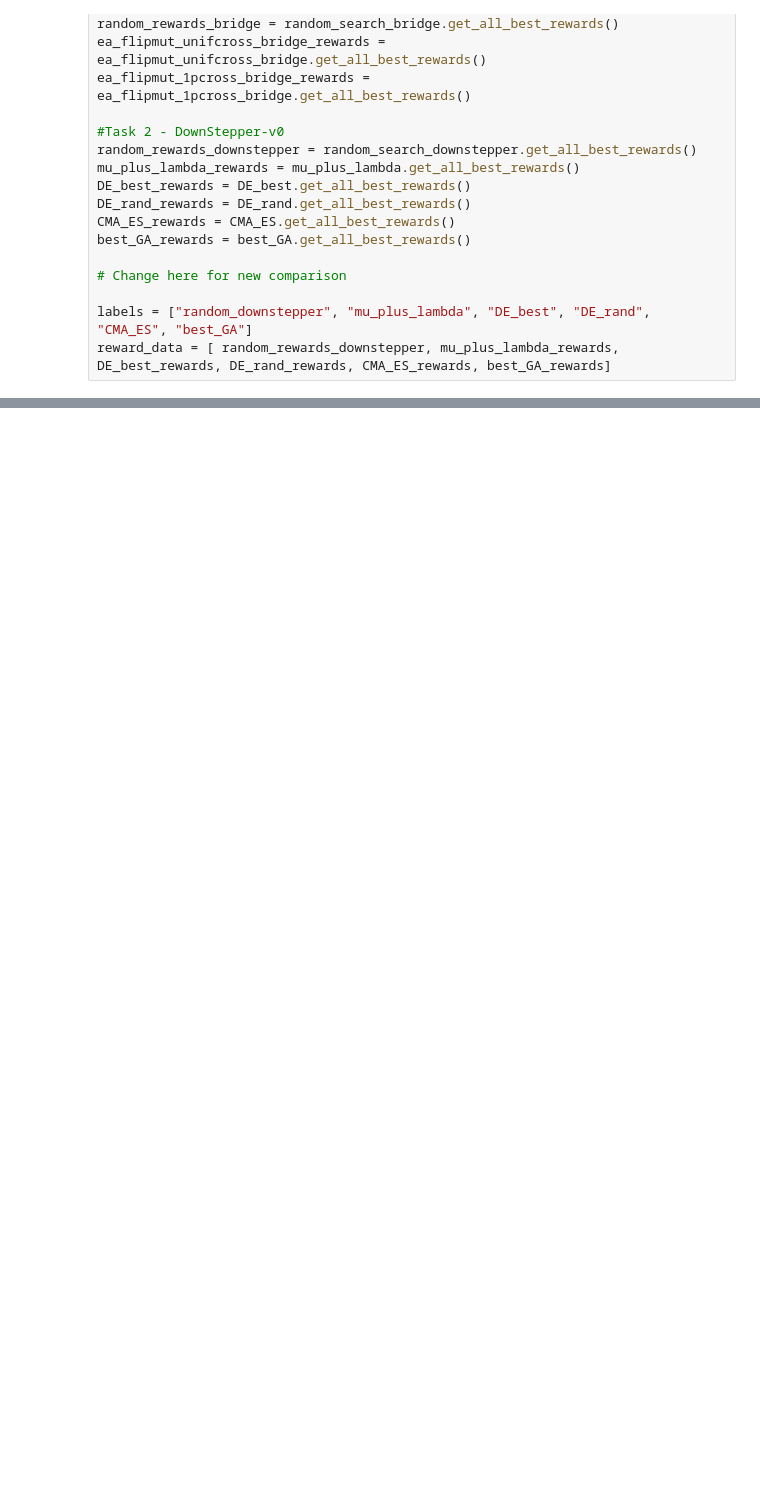
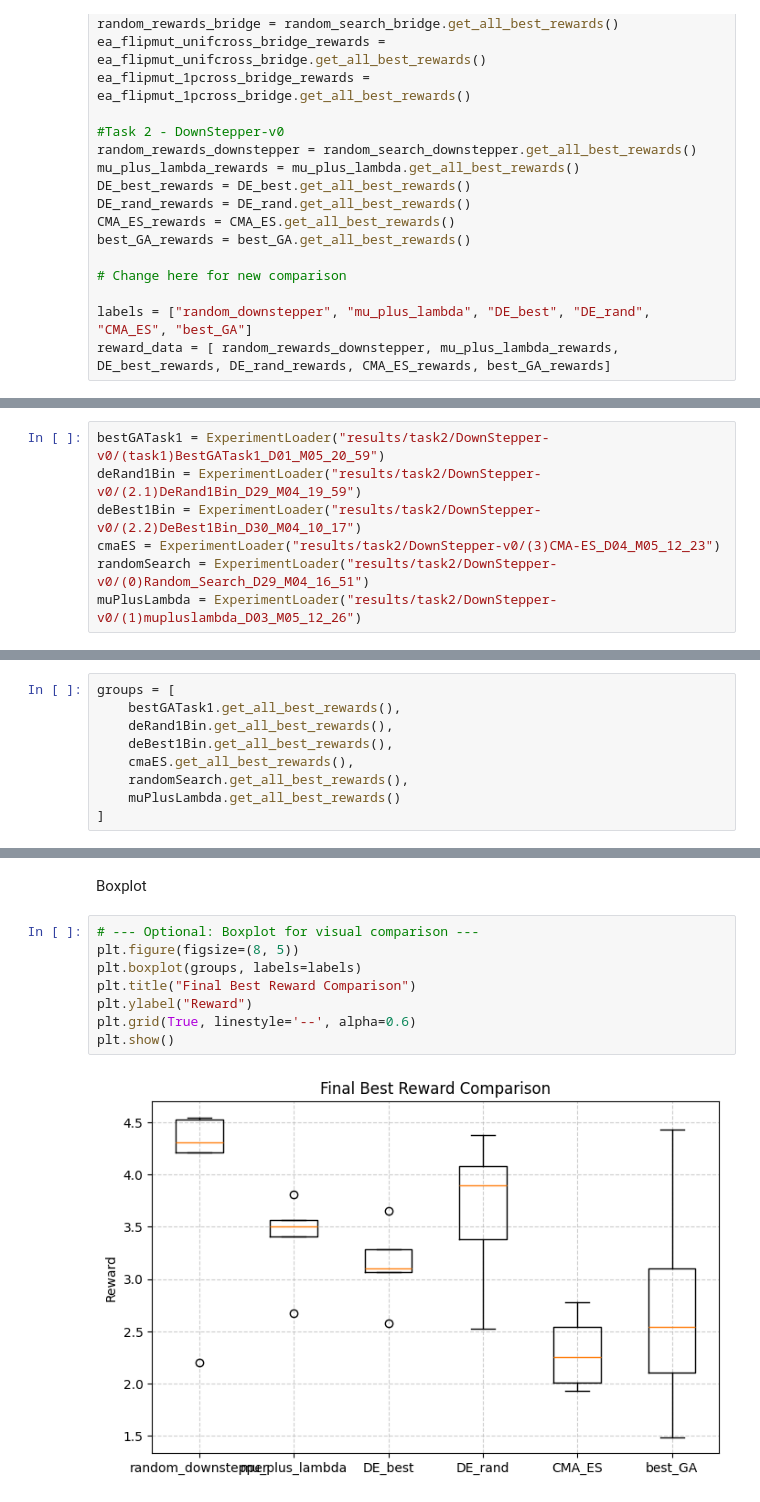
Before and after one commit to carolinaantunes03/projetoCE, a Jupyter notebook: statistical_inference.ipynb, the cells around one changed output, grey strips where cells are left out. Drawn from its saved outputs; the diff is of its cells as text; blank space fills up the shorter version.

```diff
--- a/statistical_inference.ipynb
+++ b/statistical_inference.ipynb
@@ -371,0 +463,7 @@ best_GA: 4.31 ± 0.99
+# %%
+bestGATask1 = ExperimentLoader("results/task2/DownStepper-v0/(task1)BestGATask1_D01_M05_20_59")
+deRand1Bin = ExperimentLoader("results/task2/DownStepper-v0/(2.1)DeRand1Bin_D29_M04_19_59")
+deBest1Bin = ExperimentLoader("results/task2/DownStepper-v0/(2.2)DeBest1Bin_D30_M04_10_17")
+cmaES = ExperimentLoader("results/task2/DownStepper-v0/(3)CMA-ES_D04_M05_12_23")
+randomSearch = ExperimentLoader("results/task2/DownStepper-v0/(0)Random_Search_D29_M04_16_51")
+muPlusLambda = ExperimentLoader("results/task2/DownStepper-v0/(1)mupluslambda_D03_M05_12_26")
@@ -371,0 +498,9 @@ best_GA: 4.31 ± 0.99
+# %%
+groups = [
+    bestGATask1.get_all_best_rewards(),
+    deRand1Bin.get_all_best_rewards(),
+    deBest1Bin.get_all_best_rewards(),
+    cmaES.get_all_best_rewards(),
+    randomSearch.get_all_best_rewards(),
+    muPlusLambda.get_all_best_rewards()
+]
@@ -371,0 +539,12 @@ best_GA: 4.31 ± 0.99
+# %% [markdown]
+Boxplot
+# %%
+# --- Optional: Boxplot for visual comparison ---
+plt.figure(figsize=(8, 5))
+plt.boxplot(groups, labels=labels)
+plt.title("Final Best Reward Comparison")
+plt.ylabel("Reward")
+plt.grid(True, linestyle='--', alpha=0.6)
+plt.show()
+# %% [output]
+[figure, added]
```
Also changed, not shown: parts of 28 cells of this notebook, 42 other files.
